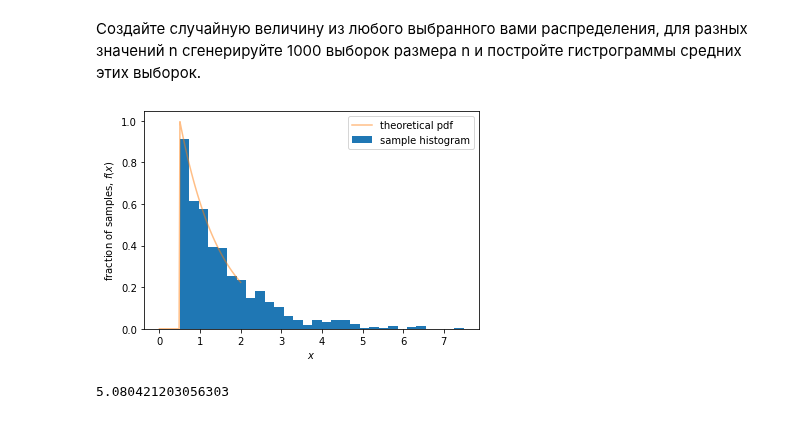
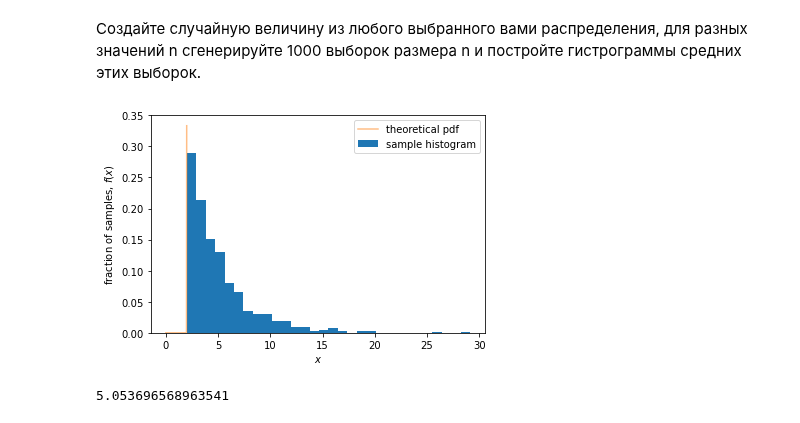
Before and after one commit to Popovonline/Data-Scientist, a Jupyter notebook: MDS-7/ЦПТ и ЗБЧ/HomeWork_9.ipynb, the cells around one changed output. Saved outputs shown, nothing was run; the diff lists cells and outputs as text; code cells hidden in the pictures.

```diff
--- a/MDS-7/ЦПТ и ЗБЧ/HomeWork_9.ipynb
+++ b/MDS-7/ЦПТ и ЗБЧ/HomeWork_9.ipynb
@@ -12,22 +12,22 @@ import random
 # %% [markdown]
 Создайте случайную величину из любого выбранного вами распределения, для разных значений n сгенерируйте 1000 выборок размера n и постройте гистрограммы средних этих выборок.
 # %%
-rv = sts.expon(0.5)
-sample = rv.rvs(size=1000)
+rv = sts.expon(loc = 2.0,  scale = 3.0)
+samples = rv.rvs(size=1000)
 # %%
 x = np.linspace(0,2,100)
 pdf = rv.pdf(x)
-plt.hist(sample, density = True, bins = 30, label = 'sample histogram')
+plt.hist(samples, density = True, bins = 30, label = 'sample histogram')
 plt.plot(x, pdf, label = 'theoretical pdf', alpha = 0.5)
 plt.legend()
 plt.ylabel('fraction of samples, $f(x)$')
 plt.xlabel('$x$')
 plt.show()
 # %% [output]
-[figure, old version]
+[figure, new version]
 # %%
 samples.mean()
 # %% [output]
-5.080421203056303
+5.053696568963541
 # %%
 #параметры запуска: размеры выборок и количество повторов генерации
```
Also changed, not shown: parts of 9 cells of this notebook.
